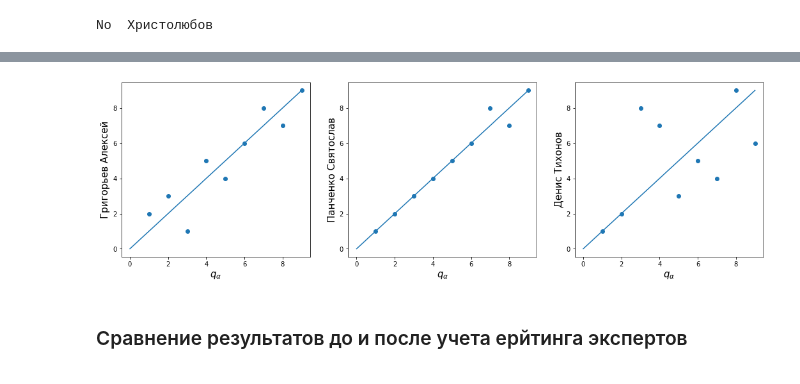
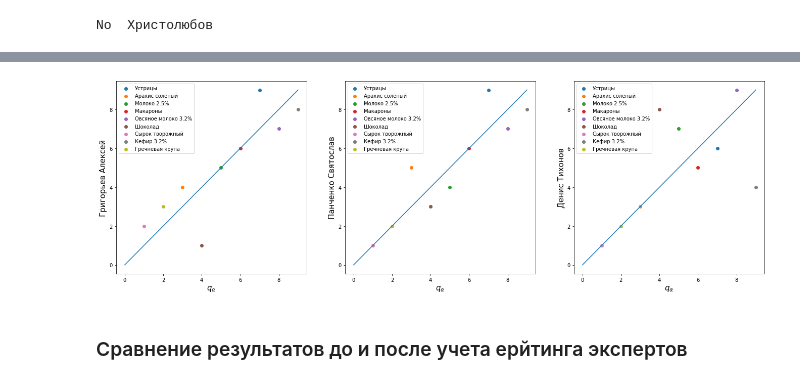
Before and after one commit to Intelligent-Systems-Phystech/Ratings, a Jupyter notebook: Alsahanova/Alsahanova_Rating.ipynb, the cells around one changed output, grey strips where cells are left out. Cells and saved outputs as stored; diff of their text form; code cells hidden in the pictures.

```diff
--- a/Alsahanova/Alsahanova_Rating.ipynb
+++ b/Alsahanova/Alsahanova_Rating.ipynb
@@ -152,10 +155,12 @@ for i in range(2):
 from matplotlib.backends.backend_pdf import PdfPages
 q = [[9,4,5,6,7,1,2,8,3], [9,5,4,6,7,3,1,8,2], [6,3,7,5,9,8,1,4,2]]
 names = ['Григорьев Алексей','Панченко Святослав', 'Денис Тихонов']
-fig,ax = plt.subplots(1,3,figsize=(18,5))
+fig,ax = plt.subplots(1,3,figsize=(23,7))
 with PdfPages('Rating1.pdf') as pdf:
     for i in range(3):
-        ax[i].scatter(q_ar,q[i])
+        for k in range(9):
+            ax[i].scatter(q_ar[k],q[i][k],label=obj[k])
+        ax[i].legend()
         ax[i].plot([0,9],[0,9])
         ax[i].set_ylabel(names[i],size=15)
         ax[i].set_xlabel(r'$q_{\alpha}$',size=15)
@@ -187,7 +192,7 @@ imputer = KNNImputer(n_neighbors=2)
 W_p = np.round(imputer.fit_transform(W_p.T).T)
 # %%
 std_w = W_p.std(axis=1)
-mean_w_p = W_p.mean(axis=1)
+mean_w_p = np.median(W_p,axis=1)
 fig,ax = plt.subplots(1,2,figsize=(15,4))
 ax[0].scatter(np.arange(1,18), mean_w_p,label='mean')
 ax[0].set_xlabel(r'Номер признака')
@@ -201,6 +206,6 @@ Text(0.5, 0, 'mean')
 # %%
 std_q = A_p[:,5:].std(axis=1)
-mean_q = A_p[:,5:].mean(axis=1)
+mean_q = np.median(A_p[:,5:],axis=1)
 fig,ax = plt.subplots(1,2,figsize=(15,4))
 ax[0].scatter(np.arange(1,10), mean_q,label='mean')
 ax[0].set_xlabel(r'Номер признака')
@@ -215,7 +220,7 @@ Text(0.5, 0, 'mean')
 q_mean = np.array([np.where(mean_q.argsort()==i)[0][0]+1 for i in range(9)])
 e,d = [],[]
 for alpha in [0.1,0.2,0.3,0.4,0.5,0.6,0.7,0.8]:
-    q_a_p,w_a_p = lin_agreement(A_n,q_mean,mean_w_p/np.sum(mean_w_p),alpha)
+    q_a_p,w_a_p = lin_agreement(A,q_mean,mean_w_p/np.sum(mean_w_p),alpha)
     e.append(sum((q_mean-q_a_p)**2)/q_a.shape[0])
     d.append(sum((mean_w_p/np.sum(mean_w_p)-w_a_p)**2)/w_a_p.shape[0])
 # %%
@@ -242,16 +247,18 @@ Text(0, 0.5, '$q_{0}$')
 # %%
 q = [[9,4,5,6,7,1,2,8,3], [9,5,4,6,7,3,1,8,2], [6,3,7,5,9,8,1,4,2]]
 names = ['Григорьев Алексей','Панченко Святослав', 'Денис Тихонов']
-fig,ax = plt.subplots(1,3,figsize=(18,5))
+fig,ax = plt.subplots(1,3,figsize=(23,7))
 with PdfPages('Rating2.pdf') as pdf:
     for i in range(3):
-        ax[i].scatter(q_a_pr,q[i])
+        for k in range(9):
+            ax[i].scatter(q_a_pr[k],q[i][k],label=obj[k])
+        ax[i].legend()
         ax[i].plot([0,9],[0,9])
         ax[i].set_ylabel(names[i],size=15)
         ax[i].set_xlabel(r'$q_{\alpha}$',size=15)
     pdf.savefig()
 # %% [output]
-[figure, old version]
+[figure, new version]
 # %% [markdown]
 ### Сравнение результатов до и после учета ерйтинга экспертов
 # %%
```
Also changed, not shown: parts of 17 cells of this notebook, 2 other files.
